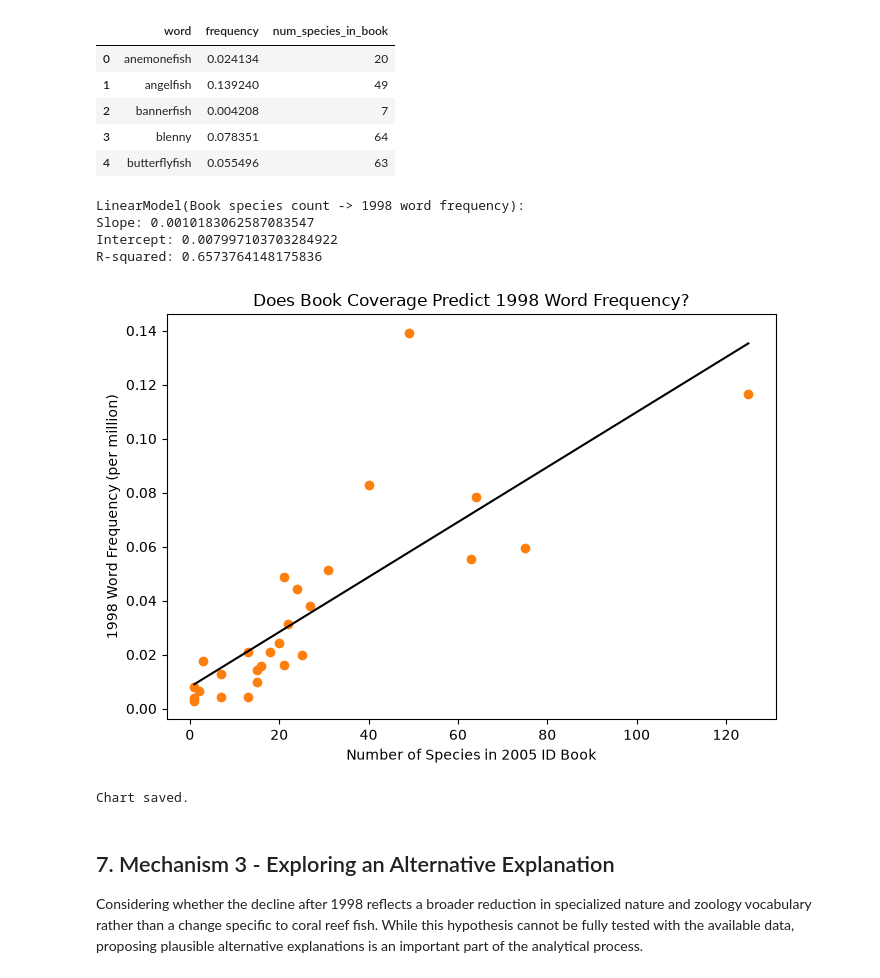
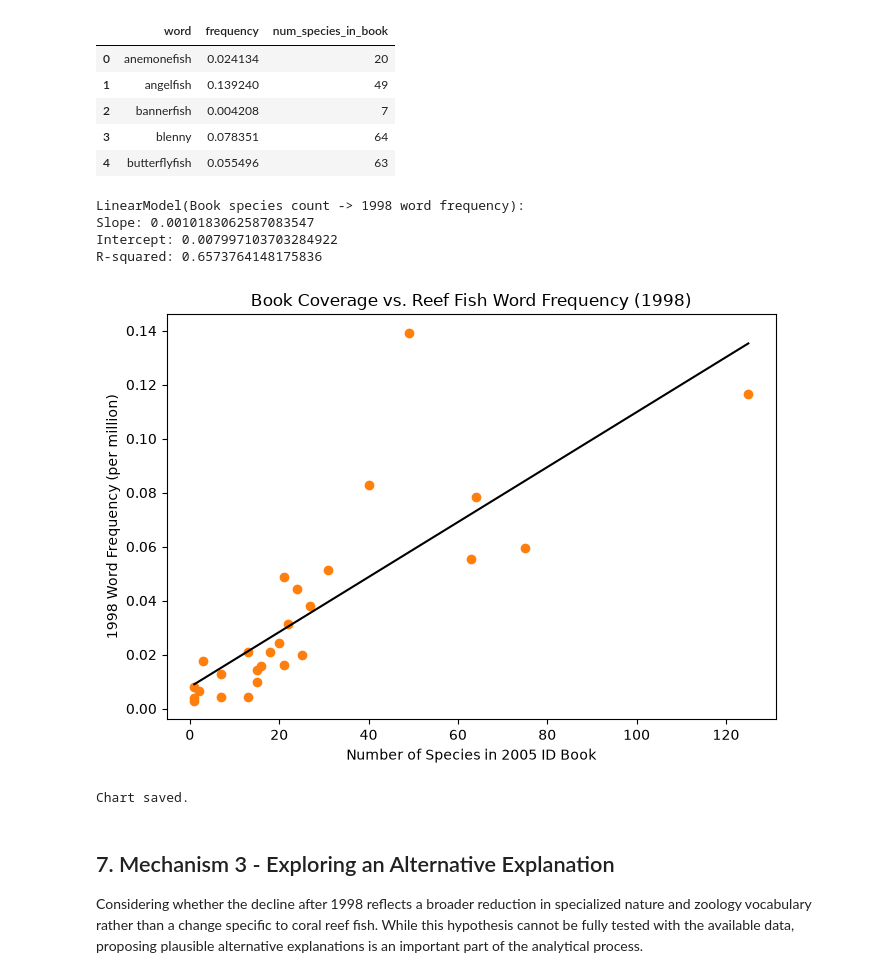
Before and after one commit to dakshita01/data-science-portfolio, a Jupyter notebook: 09-coral-conundrum/notebook/coral_conundrum.ipynb, the cells around one changed output. Saved outputs shown, nothing was run; the diff lists cells and outputs as text; code cells hidden in the pictures.

```diff
--- a/09-coral-conundrum/notebook/coral_conundrum.ipynb
+++ b/09-coral-conundrum/notebook/coral_conundrum.ipynb
@@ -242,26 +244,26 @@ Merged Shape: (27, 3)
 # %%
 book_model = LinearModel(model_name='Book species count -> 1998 word frequency')
 book_model.fit(merged['num_species_in_book'], merged['frequency'])
 book_model.print_model_info()
 
 fig, ax = plt.subplots(figsize=(7, 5))
 ax.scatter(merged['num_species_in_book'], merged['frequency'], color='C1')
 book_model.plot_model(merged['num_species_in_book'].min(), merged['num_species_in_book'].max())
 ax.set_xlabel('Number of Species in 2005 ID Book')
 ax.set_ylabel('1998 Word Frequency (per million)')
-ax.set_title('Does Book Coverage Predict 1998 Word Frequency?')
+ax.set_title('Book Coverage vs. Reef Fish Word Frequency (1998)')
 plt.tight_layout()
 
 plt.savefig('../images/plots/book_coverage_vs_frequency.png', dpi=150, bbox_inches='tight')
 plt.show()
 
 print("Chart saved.")
 # %% [output]
 LinearModel(Book species count -> 1998 word frequency):
 Slope: 0.0010183062587083547
 Intercept: 0.007997103703284922
 R-squared: 0.6573764148175836
-[figure, old version]
+[figure, new version]
 Chart saved.
 # %% [markdown]
 ## 7. Mechanism 3 - Exploring an Alternative Explanation
```
Also changed, not shown: parts of 2 cells of this notebook.
